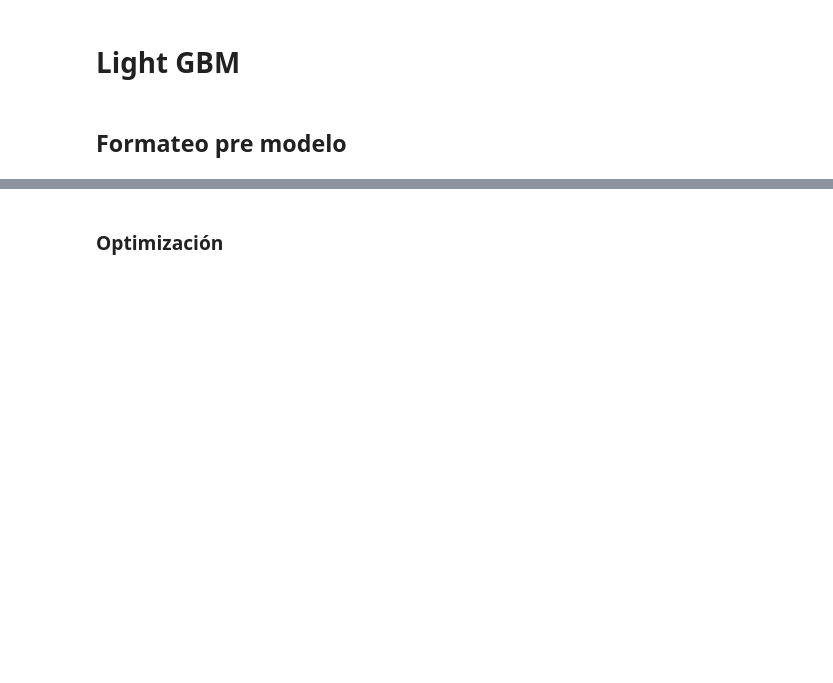
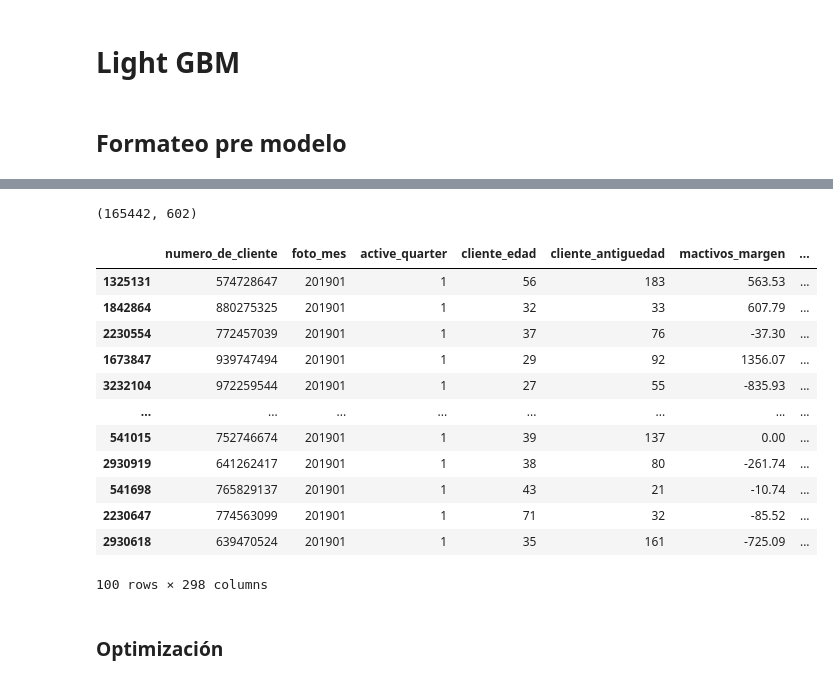
Before and after one commit to N-Alba-DS/dmeyf2024, a Jupyter notebook: Modelos/main_scripts/Modelo_2_VM_optuna.ipynb, the cells around one changed output, grey strips where cells are left out. Cells and saved outputs as stored; diff of their text form; code cells hidden in the pictures; blank space fills up the shorter version.

```diff
--- a/Modelos/main_scripts/Modelo_2_VM_optuna.ipynb
+++ b/Modelos/main_scripts/Modelo_2_VM_optuna.ipynb
@@ -42,4 +82,4 @@ nombre_estudio = 'competencia_02_lags'
 # b) dataset_lags_clase_ternaria
 # c) dataset_lags_deltas_y_clase_ternaria
 
-df_train = pd.read_parquet(dataset_lags_clase_ternaria)
+df_train = pd.read_parquet(dataset_lags_deltas_y_clase_ternaria)
@@ -77,12 +115,39 @@ data['clase_binaria'] = np.where(data['clase_ternaria']=='CONTINUA', 0, 1)
 
 df_train = data[data['foto_mes']<=202106]
 df_test = data[data['foto_mes']==202108]
+# %%
+df_train = df_train.sort_values(by='foto_mes', ascending=True)
+# %%
+df_test.shape
+# %% [output]
+(165442, 602)
+# %%
+# df_train = df_train.drop(columns=dicc_psi['dataset_lags_deltas_y_clase_ternaria'])
+df_test = df_test.drop(columns=dicc_psi['dataset_lags_deltas_y_clase_ternaria'])
+df_train = df_train.drop(columns=dicc_psi['lista_light_gbm_feature_importance'])
+df_test = df_test.drop(columns=dicc_psi['lista_light_gbm_feature_importance'])
 # %%
 clase_peso = df_train['clase_peso']
 X_train = df_train.drop(['clase_ternaria', 'clase_binaria', 'clase_peso'], axis=1)
 Y_train =df_train['clase_binaria']
 X_test = df_test.drop(['clase_ternaria', 'clase_binaria', 'clase_peso'], axis=1)
 Y_test =df_test['clase_binaria']
+# %%
+df_train.head(100)
+# %% [output]
+|  | numero_de_cliente | foto_mes | active_quarter | cliente_edad | cliente_antiguedad | mactivos_margen | ... |
+| 1325131 | 574728647 | 201901 | 1 | 56 | 183 | 563.53 | ... |
+| 1842864 | 880275325 | 201901 | 1 | 32 | 33 | 607.79 | ... |
+| 2230554 | 772457039 | 201901 | 1 | 37 | 76 | -37.30 | ... |
+| 1673847 | 939747494 | 201901 | 1 | 29 | 92 | 1356.07 | ... |
+| 3232104 | 972259544 | 201901 | 1 | 27 | 55 | -835.93 | ... |
+| ... | ... | ... | ... | ... | ... | ... | ... |
+| 541015 | 752746674 | 201901 | 1 | 39 | 137 | 0.00 | ... |
+| 2930919 | 641262417 | 201901 | 1 | 38 | 80 | -261.74 | ... |
+| 541698 | 765829137 | 201901 | 1 | 43 | 21 | -10.74 | ... |
+| 2230647 | 774563099 | 201901 | 1 | 71 | 32 | -85.52 | ... |
+| 2930618 | 639470524 | 201901 | 1 | 35 | 161 | -725.09 | ... |
+100 rows × 298 columns
 # %%
 w_train = df_train.loc[X_train.index, 'clase_peso']
 # %% [markdown]
```
Also changed, not shown: parts of 6 cells of this notebook, 2 other files.
